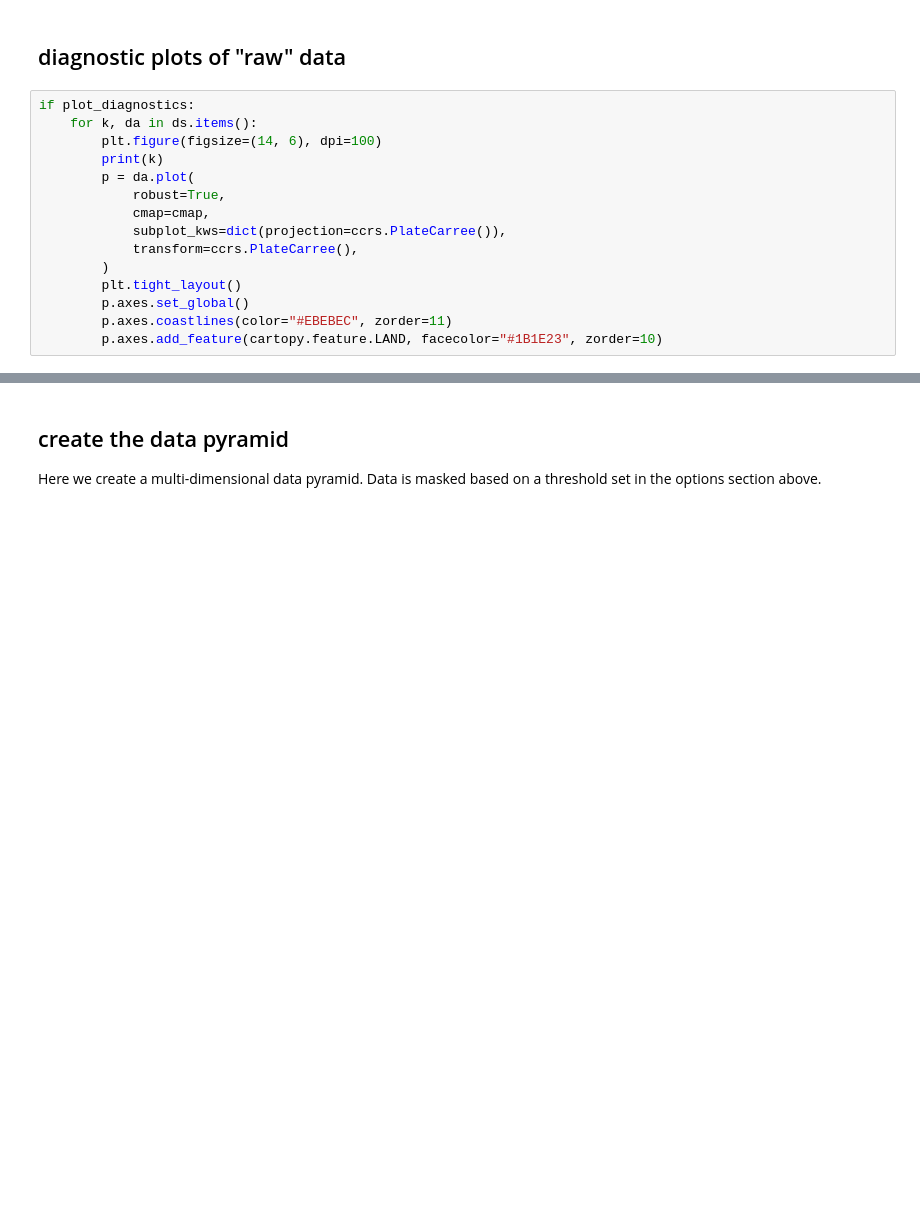
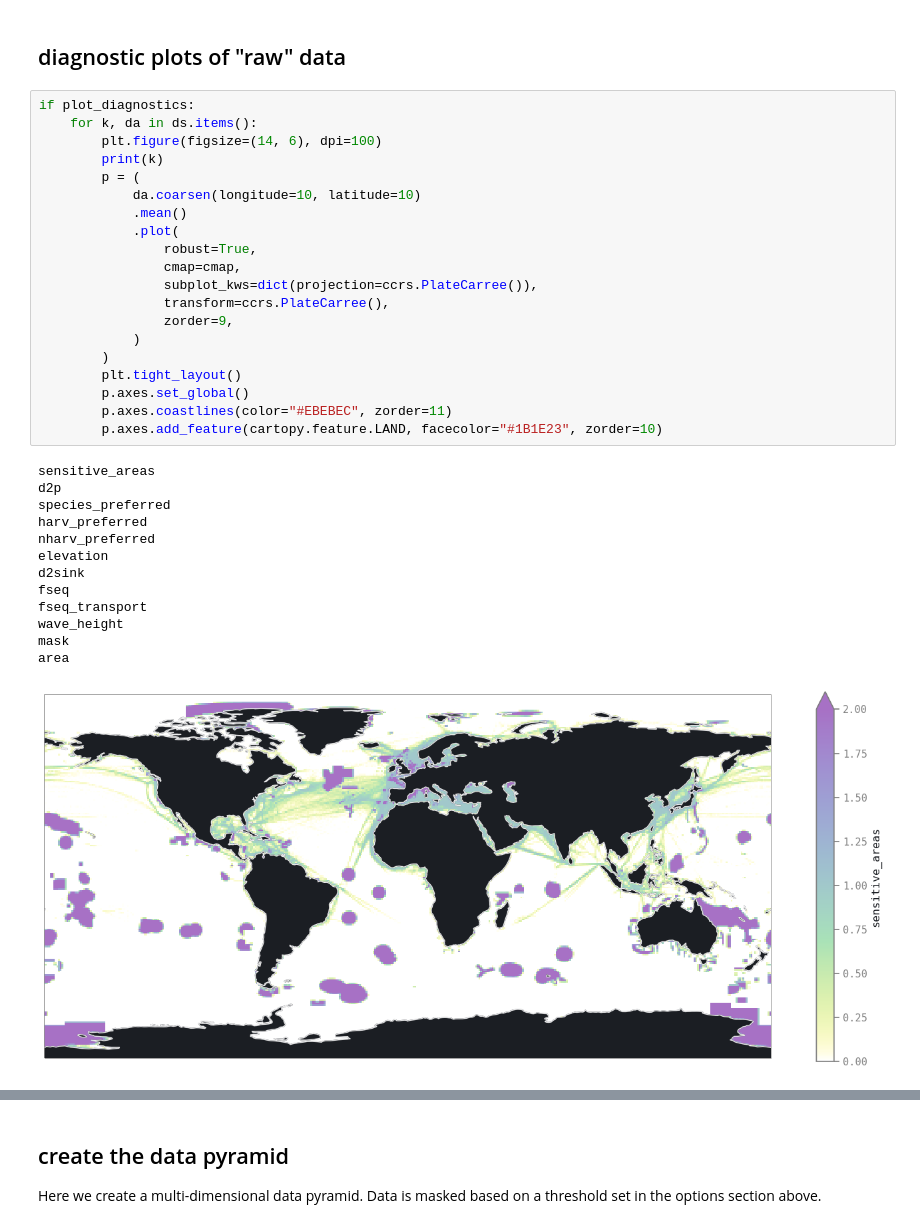
Before and after one commit to carbonplan/seaweed-farming-web, a Jupyter notebook: notebooks/data_processing.ipynb, the cells around one changed output, grey strips where cells are left out. Cells and saved outputs as stored; diff of their text form; blank space fills up the shorter version.

```diff
--- a/notebooks/data_processing.ipynb
+++ b/notebooks/data_processing.ipynb
@@ -208,15 +201,34 @@ Data variables:
 # %%
 if plot_diagnostics:
     for k, da in ds.items():
         plt.figure(figsize=(14, 6), dpi=100)
         print(k)
-        p = da.plot(
-            robust=True,
-            cmap=cmap,
-            subplot_kws=dict(projection=ccrs.PlateCarree()),
-            transform=ccrs.PlateCarree(),
+        p = (
+            da.coarsen(longitude=10, latitude=10)
+            .mean()
+            .plot(
+                robust=True,
+                cmap=cmap,
+                subplot_kws=dict(projection=ccrs.PlateCarree()),
+                transform=ccrs.PlateCarree(),
+                zorder=9,
+            )
         )
         plt.tight_layout()
         p.axes.set_global()
         p.axes.coastlines(color="#EBEBEC", zorder=11)
         p.axes.add_feature(cartopy.feature.LAND, facecolor="#1B1E23", zorder=10)
+# %% [output]
+sensitive_areas
+d2p
+species_preferred
+harv_preferred
+nharv_preferred
+elevation
+d2sink
+fseq
+fseq_transport
+wave_height
+mask
+area
+[figure, added]
```
Also changed, not shown: parts of 14 cells of this notebook, 2 other files.
